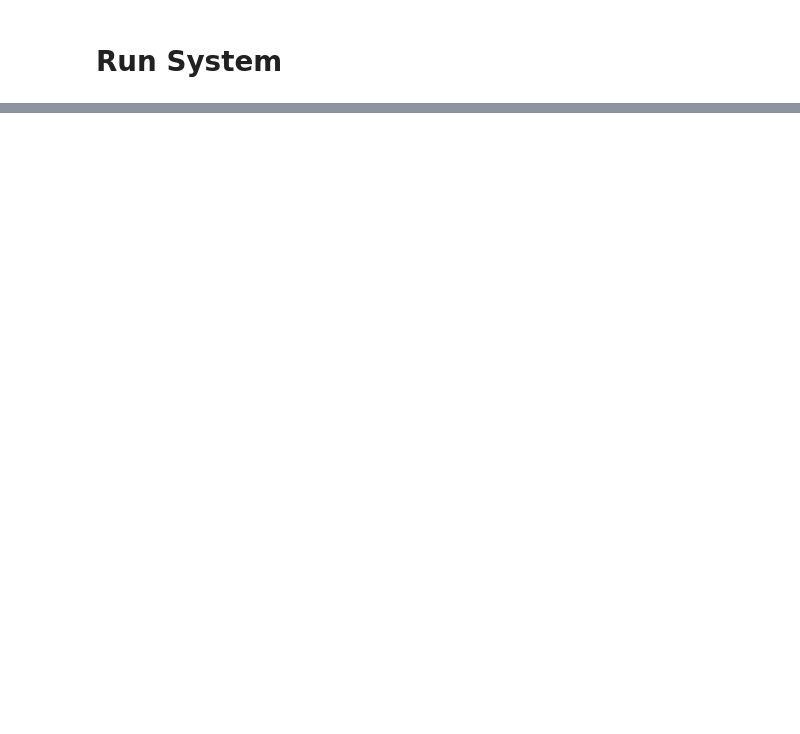
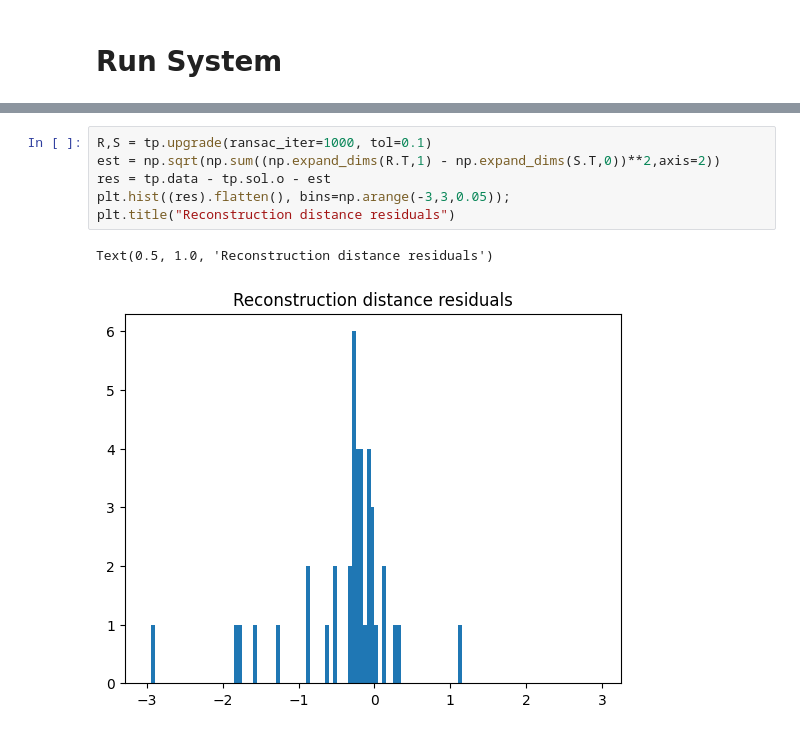
Before and after one commit to Etomer/structure-from-sound-python, a Jupyter notebook: slask/proto_uvabo_system.ipynb, the cells around one changed output, grey strips where cells are left out. Drawn from its saved outputs; the diff is of its cells as text; blank space fills up the shorter version.

Commit message:
bundle and upgrade done

```diff
--- a/slask/proto_uvabo_system.ipynb
+++ b/slask/proto_uvabo_system.ipynb
@@ -279,0 +334,9 @@ plt.hist(tp.get_residuals().flatten(),np.arange(-3,3,0.05));
+# %%
+R,S = tp.upgrade(ransac_iter=1000, tol=0.1)
+est = np.sqrt(np.sum((np.expand_dims(R.T,1) - np.expand_dims(S.T,0))**2,axis=2))
+res = tp.data - tp.sol.o - est
+plt.hist((res).flatten(), bins=np.arange(-3,3,0.05));
+plt.title("Reconstruction distance residuals")
+# %% [output]
+Text(0.5, 1.0, 'Reconstruction distance residuals')
+[figure, added]
```
Also changed, not shown: parts of 4 cells of this notebook.
